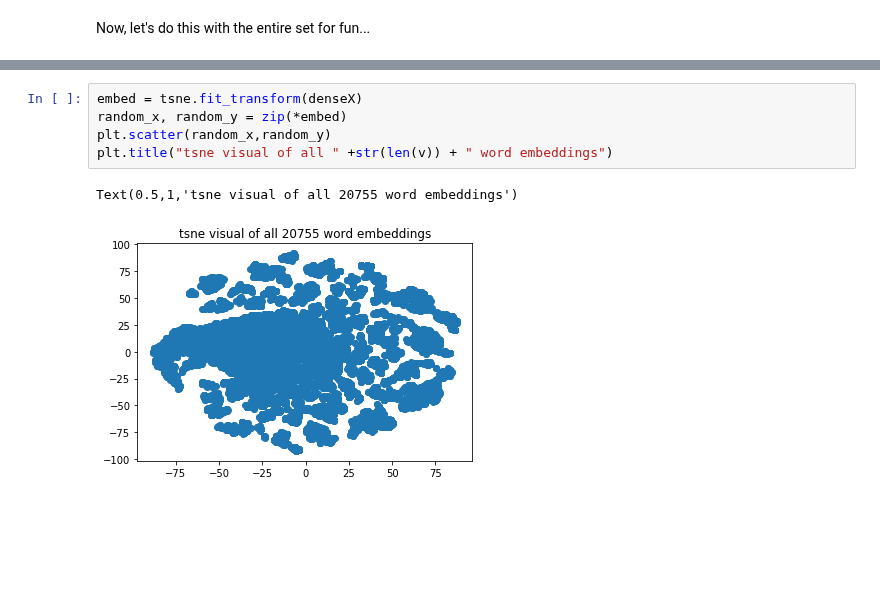
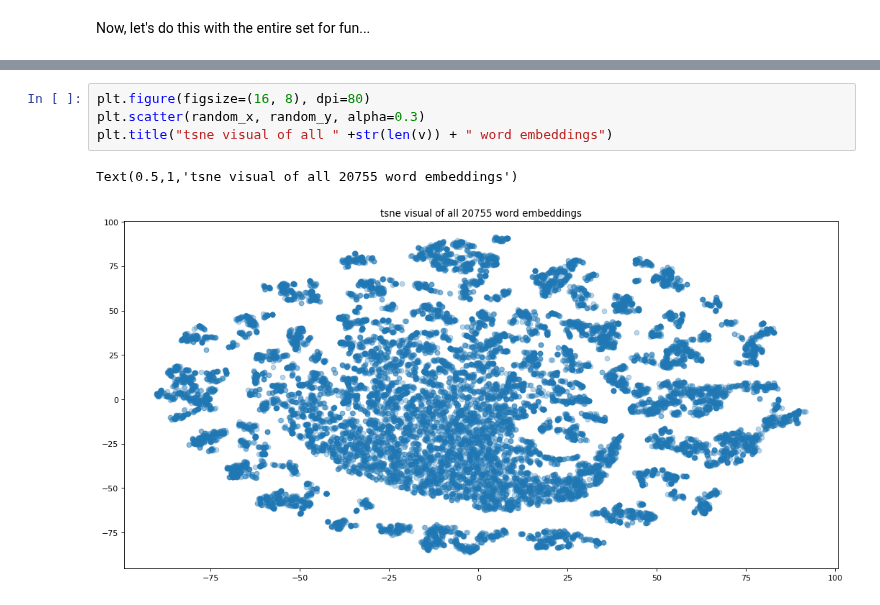
Before and after one commit to sul-cidr/dh2018-word-vector-workshops, a Jupyter notebook: part1.ipynb, the cells around one changed output, grey strips where cells are left out. Cells and saved outputs as stored; diff of their text form; blank space fills up the shorter version.

```diff
--- a/part1.ipynb
+++ b/part1.ipynb
@@ -857,9 +840,8 @@ tsne = TSNE(n_components=2)
 # %%
-embed = tsne.fit_transform(denseX)
-random_x, random_y = zip(*embed)
-plt.scatter(random_x,random_y)
+plt.figure(figsize=(16, 8), dpi=80)
+plt.scatter(random_x, random_y, alpha=0.3)
 plt.title("tsne visual of all " +str(len(v)) + " word embeddings")
 # %% [output]
 Text(0.5,1,'tsne visual of all 20755 word embeddings')
-[figure, old version]
+[figure, new version]
 # %%
```
Also changed, not shown: parts of 31 cells of this notebook.
